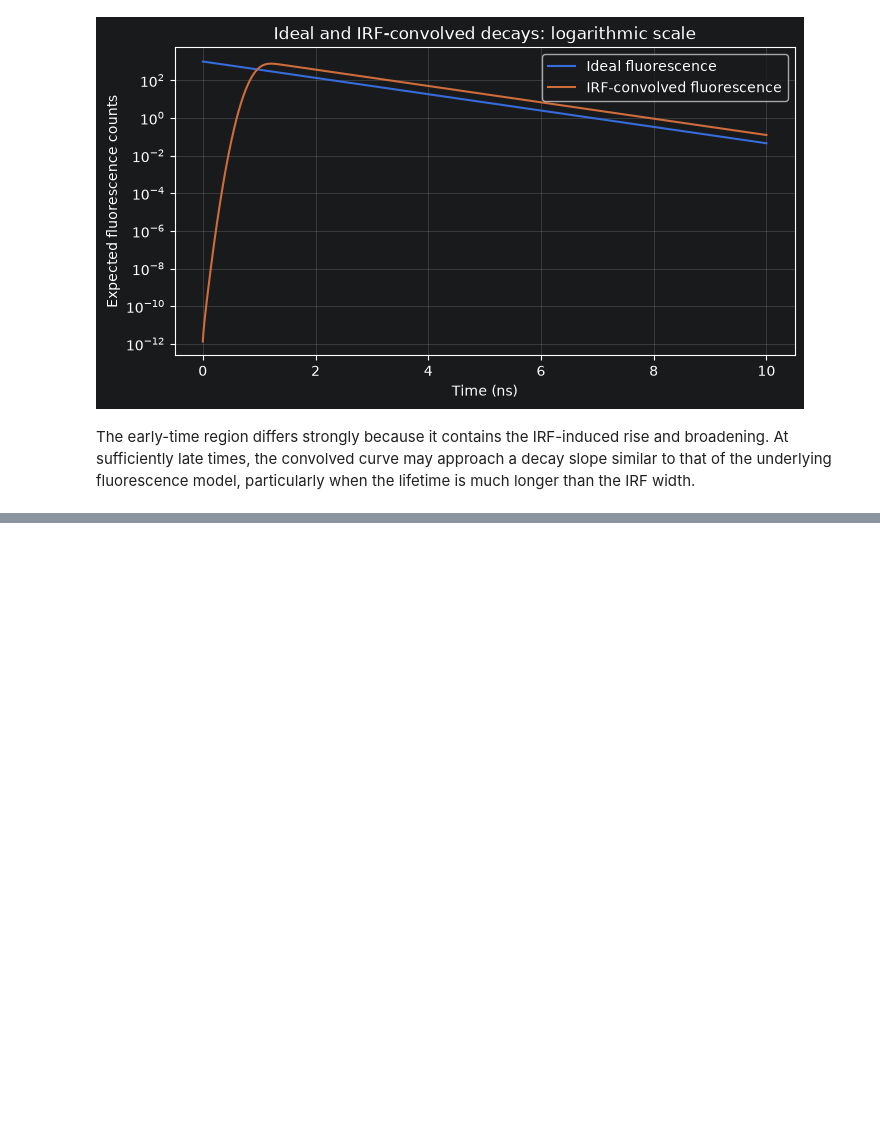
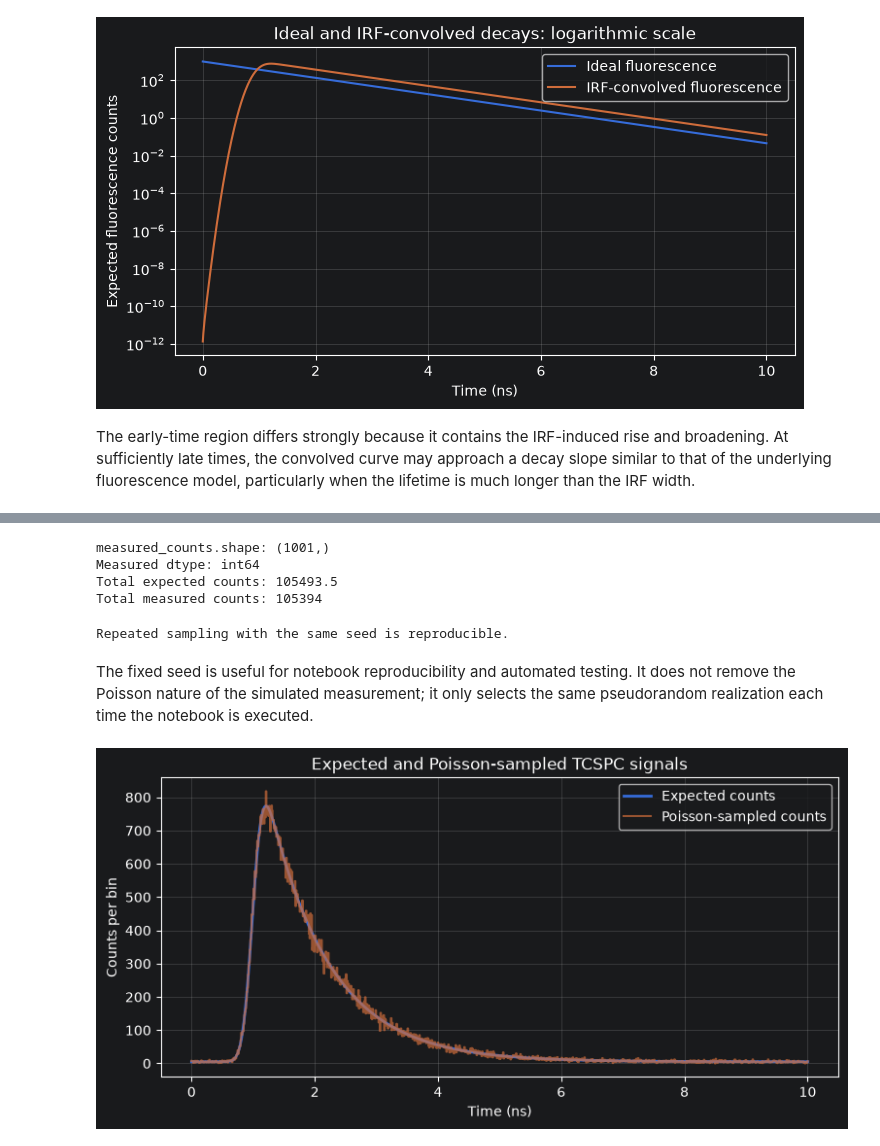
Before and after one commit to moryev/tcspc-lifetime-toolkit, a Jupyter notebook: notebooks/07_irf_convolution_and_realistic_simulation.ipynb, the cells around one changed output, grey strips where cells are left out. Saved outputs shown, nothing was run; the diff lists cells and outputs as text; code cells hidden in the pictures; blank space fills up the shorter version.

```diff
--- a/notebooks/07_irf_convolution_and_realistic_simulation.ipynb
+++ b/notebooks/07_irf_convolution_and_realistic_simulation.ipynb
@@ -787,0 +950,17 @@ particularly when the lifetime is much longer than the IRF width.
+# %%
+rng = np.random.default_rng(random_seed)
+
+measured_counts = sample_photon_counts(
+    expected_counts=expected_counts,
+    rng=rng,
+)
+
+print(f"measured_counts.shape: {measured_counts.shape}")
+print(f"Measured dtype: {measured_counts.dtype}")
+print(f"Total expected counts: {expected_counts.sum():.1f}")
+print(f"Total measured counts: {measured_counts.sum()}")
+# %% [output]
+measured_counts.shape: (1001,)
+Measured dtype: int64
+Total expected counts: 105493.5
+Total measured counts: 105394
@@ -787,0 +974,56 @@ particularly when the lifetime is much longer than the IRF width.
+# %%
+rng_first = np.random.default_rng(random_seed)
+rng_second = np.random.default_rng(random_seed)
+
+measured_counts_first = sample_photon_counts(
+    expected_counts=expected_counts,
+    rng=rng_first,
+)
+
+measured_counts_second = sample_photon_counts(
+    expected_counts=expected_counts,
+    rng=rng_second,
+)
+
+np.testing.assert_array_equal(
+    measured_counts_first,
+    measured_counts_second,
+)
+
+print("Repeated sampling with the same seed is reproducible.")
+# %% [output]
+Repeated sampling with the same seed is reproducible.
+# %% [markdown]
+The fixed seed is useful for notebook reproducibility and automated testing.
+It does not remove the Poisson nature of the simulated measurement; it only
+selects the same pseudorandom realization each time the notebook is executed.
+# %%
+fig, ax = plt.subplots(figsize=(9, 4))
+
+ax.plot(
+    time,
+    expected_counts,
+    linewidth=2,
+    label="Expected counts",
+)
+
+ax.step(
+    time,
+    measured_counts,
+    where="mid",
+    alpha=0.7,
+    label="Poisson-sampled counts",
+)
+
+ax.set(
+    xlabel="Time (ns)",
+    ylabel="Counts per bin",
+    title="Expected and Poisson-sampled TCSPC signals",
+)
+
+ax.legend()
+ax.grid(alpha=0.3)
+
+plt.show()
+# %% [output]
+[figure, added]
```
Also changed, not shown: parts of 62 cells of this notebook.
